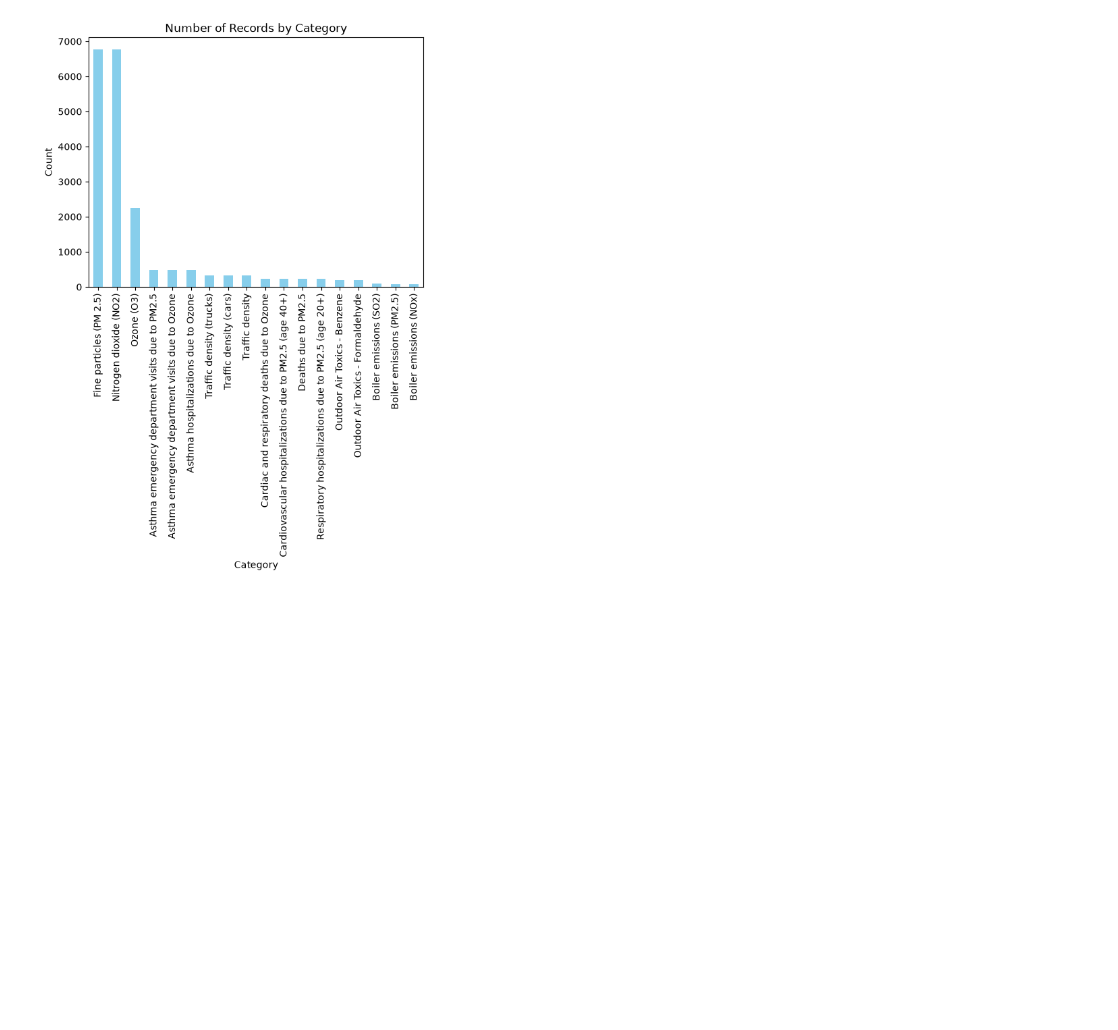
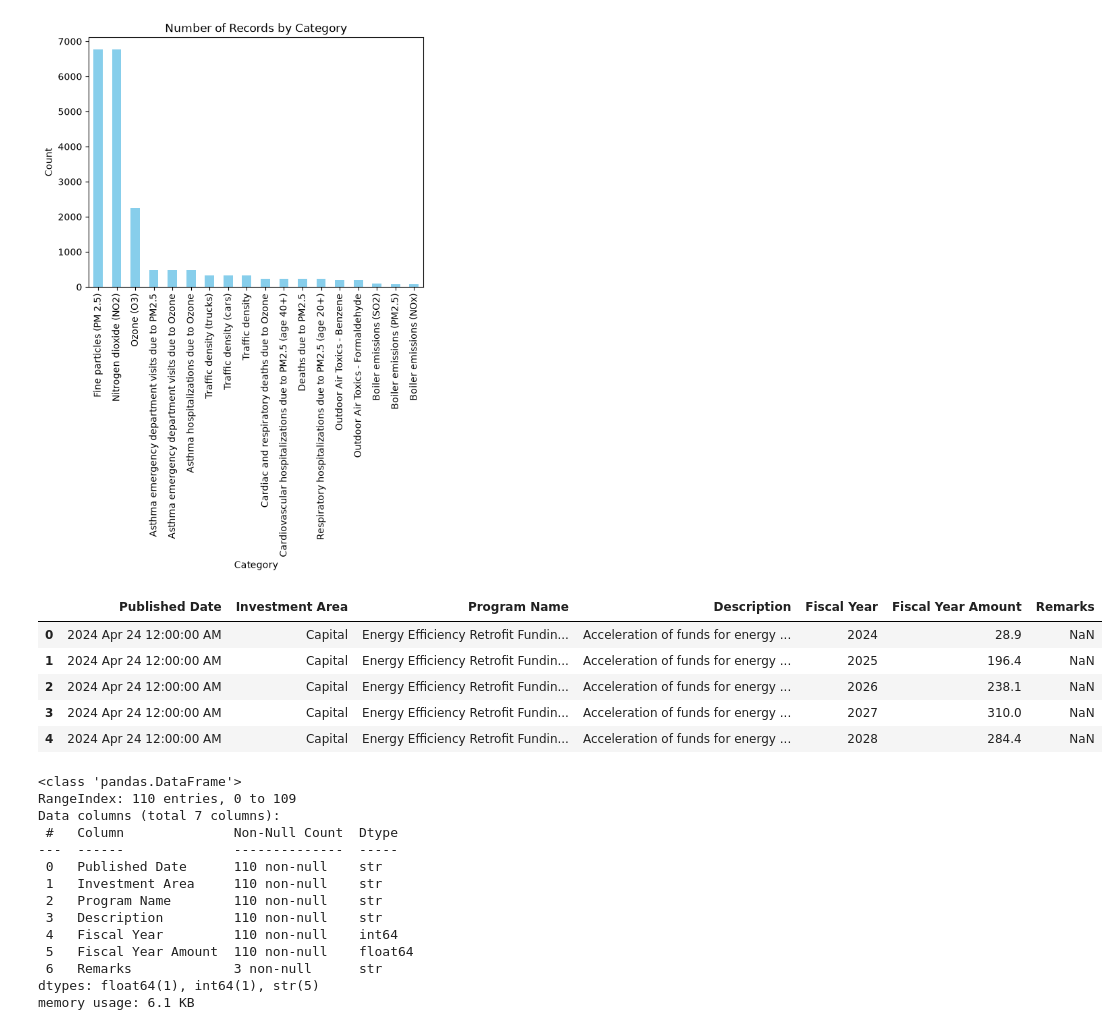
Before and after one commit to derickh-nyu/NYU-Tandon-Career-Hub-Fall-2026-Data-Science-Bootcamp-Group-Project, a Jupyter notebook: nyc_climate.ipynb, the cells around one changed output. Drawn from its saved outputs; the diff is of its cells as text; code cells hidden in the pictures; blank space fills up the shorter version.

```diff
--- a/nyc_climate.ipynb
+++ b/nyc_climate.ipynb
@@ -151,3 +151,31 @@ plt.ylabel('Count')
 plt.show()
 # %% [output]
 [figure]
+# %%
+csv_path_2 = Path.cwd() / "NYC_Climate_Budgeting_Report__New_Climate_Investments_And_Reallocations_In_Executive_Plan_20261029.csv"
+df2 = pd.read_csv(csv_path_2)
+
+display(df2.head())
+
+df2.info()
+# %% [output]
+|  | Published Date | Investment Area | Program Name | Description | Fiscal Year | Fiscal Year Amount | Remarks |
+| 0 | 2024 Apr 24 12:00:00 AM | Capital | Energy Efficiency Retrofit Fundin... | Acceleration of funds for energy ... | 2024 | 28.9 | NaN |
+| 1 | 2024 Apr 24 12:00:00 AM | Capital | Energy Efficiency Retrofit Fundin... | Acceleration of funds for energy ... | 2025 | 196.4 | NaN |
+| 2 | 2024 Apr 24 12:00:00 AM | Capital | Energy Efficiency Retrofit Fundin... | Acceleration of funds for energy ... | 2026 | 238.1 | NaN |
+| 3 | 2024 Apr 24 12:00:00 AM | Capital | Energy Efficiency Retrofit Fundin... | Acceleration of funds for energy ... | 2027 | 310.0 | NaN |
+| 4 | 2024 Apr 24 12:00:00 AM | Capital | Energy Efficiency Retrofit Fundin... | Acceleration of funds for energy ... | 2028 | 284.4 | NaN |
+<class 'pandas.DataFrame'>
+RangeIndex: 110 entries, 0 to 109
+Data columns (total 7 columns):
+ #   Column              Non-Null Count  Dtype
+---  ------              --------------  -----
+ 0   Published Date      110 non-null    str
+ 1   Investment Area     110 non-null    str
+ 2   Program Name        110 non-null    str
+ 3   Description         110 non-null    str
+ 4   Fiscal Year         110 non-null    int64
+ 5   Fiscal Year Amount  110 non-null    float64
+ 6   Remarks             3 non-null      str
+dtypes: float64(1), int64(1), str(5)
+memory usage: 6.1 KB
```
Also changed, not shown: parts of 1 cell of this notebook, 2 other files.
